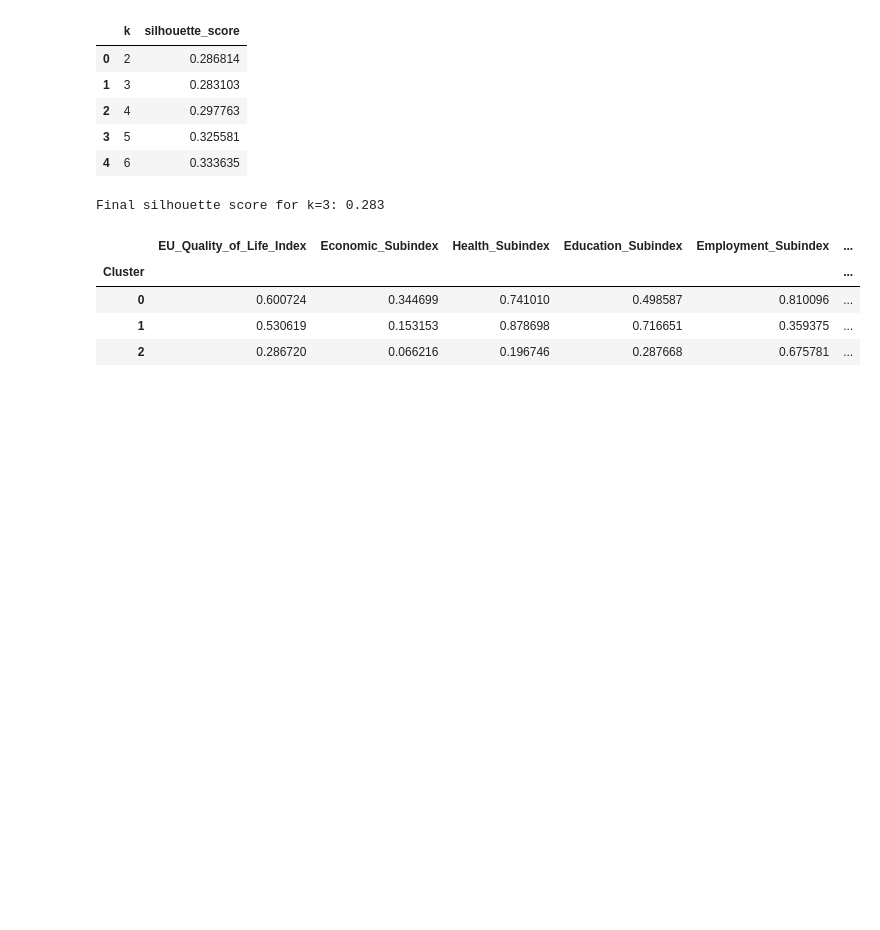
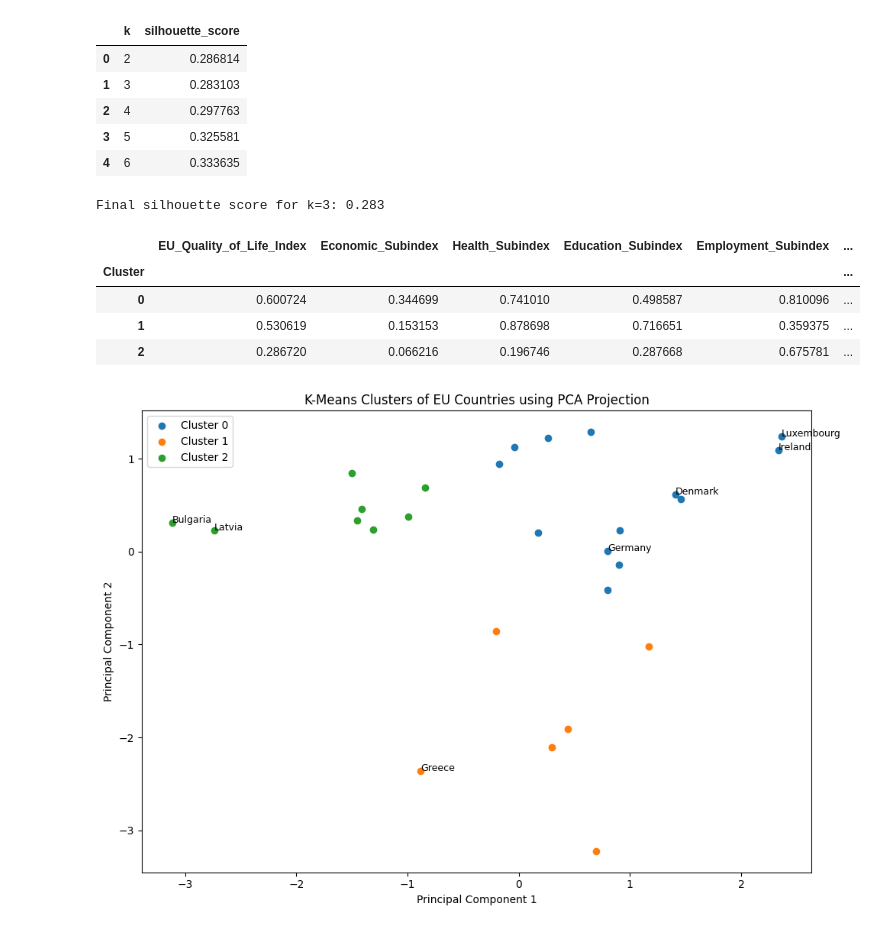
Before and after one commit to MohamedAshik14-blip/DAV-CA1, a Jupyter notebook: code/EU Quality of Life Index_Notebook.ipynb, the cells around one changed output. Cells and saved outputs as stored; diff of their text form; code cells hidden in the pictures; blank space fills up the shorter version.

```diff
--- a/code/EU Quality of Life Index_Notebook.ipynb
+++ b/code/EU Quality of Life Index_Notebook.ipynb
@@ -676,3 +676,23 @@ Final silhouette score for k=3: 0.283
 | 0 | 0.600724 | 0.344699 | 0.741010 | 0.498587 | 0.810096 | ... |
 | 1 | 0.530619 | 0.153153 | 0.878698 | 0.716651 | 0.359375 | ... |
 | 2 | 0.286720 | 0.066216 | 0.196746 | 0.287668 | 0.675781 | ... |
+# %%
+plt.figure(figsize=(10, 7))
+
+for cluster in sorted(df_index["Cluster"].unique()):
+    subset = df_index[df_index["Cluster"] == cluster]
+    plt.scatter(subset["PC1"], subset["PC2"], label=f"Cluster {cluster}")
+
+for _, row in df_index.iterrows():
+    if row["Country"] in ["Ireland", "Luxembourg", "Germany", "Bulgaria", "Latvia", "Denmark", "Greece"]:
+        plt.text(row["PC1"], row["PC2"], row["Country"], fontsize=9)
+
+plt.title("K-Means Clusters of EU Countries using PCA Projection")
+plt.xlabel("Principal Component 1")
+plt.ylabel("Principal Component 2")
+plt.legend()
+plt.tight_layout()
+plt.savefig(CHARTS_DIR / "pca_clusters.png", dpi=200)
+plt.show()
+# %% [output]
+[figure, added]
```
Also changed, not shown: 1 other file.
